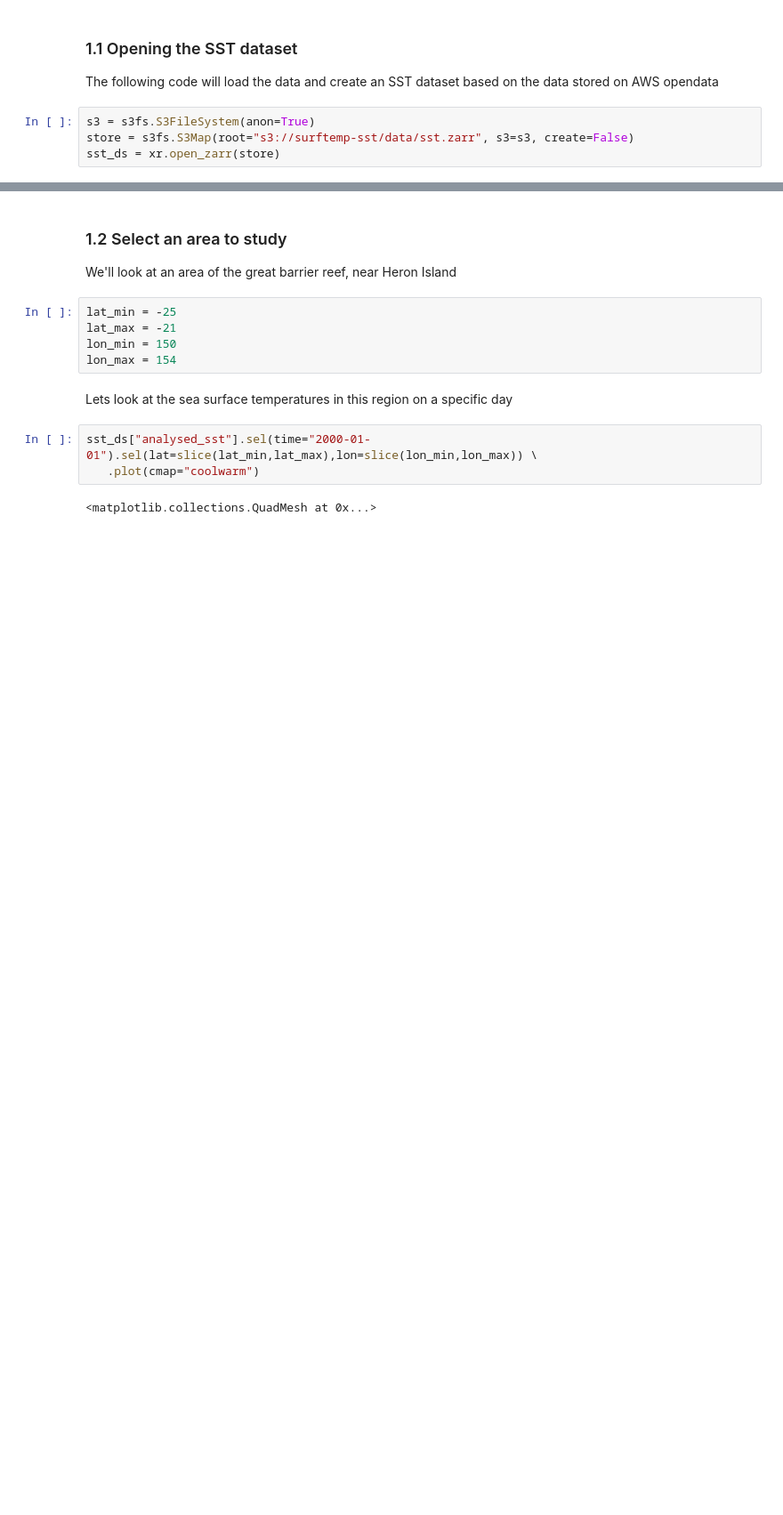
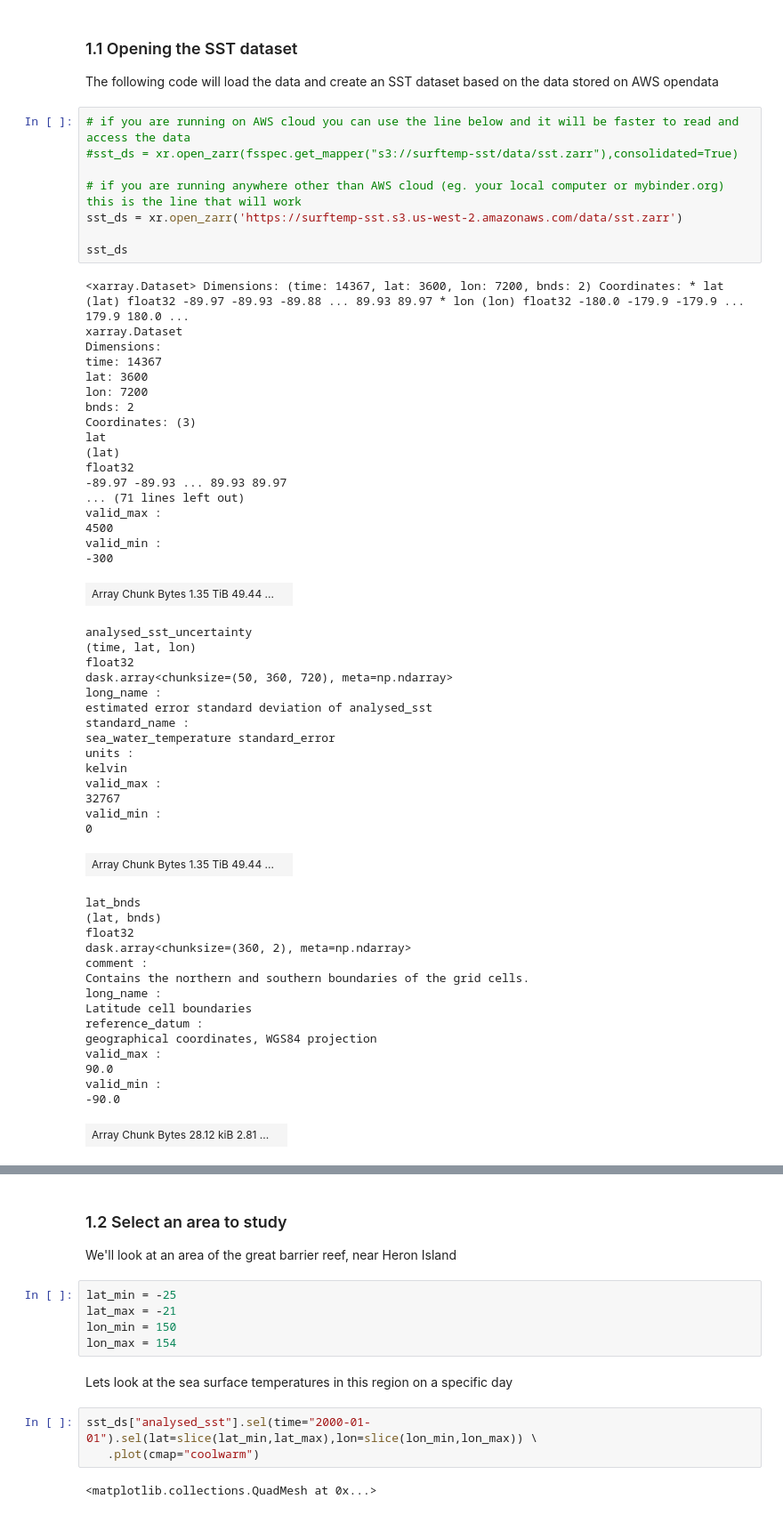
Before and after one commit to surftemp/sst-data-tutorials, a Jupyter notebook: tutorial2.ipynb, the cells around one changed output, grey strips where cells are left out. Shown: that part at 89% size. Drawn from its saved outputs; the diff is of its cells as text; blank space fills up the shorter version.

```diff
--- a/tutorial2.ipynb
+++ b/tutorial2.ipynb
@@ -41,6 +43,59 @@ import numpy as np
 
 The following code will load the data and create an SST dataset based on the data stored on AWS opendata
 # %%
-s3 = s3fs.S3FileSystem(anon=True)
-store = s3fs.S3Map(root="s3://surftemp-sst/data/sst.zarr", s3=s3, create=False)
-sst_ds = xr.open_zarr(store)
+# if you are running on AWS cloud you can use the line below and it will be faster to read and access the data
+#sst_ds = xr.open_zarr(fsspec.get_mapper("s3://surftemp-sst/data/sst.zarr"),consolidated=True)
+
+# if you are running anywhere other than AWS cloud (eg. your local computer or mybinder.org) this is the line that will work
+sst_ds = xr.open_zarr('https://surftemp-sst.s3.us-west-2.amazonaws.com/data/sst.zarr')
+
+sst_ds
+# %% [output]
+<xarray.Dataset> Dimensions: (time: 14367, lat: 3600, lon: 7200, bnds: 2) Coordinates: * lat (lat) float32 -89.97 -89.93 -89.88 ... 89.93 89.97 * lon (lon) float32 -180.0 -179.9 -179.9 ... 179.9 180.0 ...
+xarray.Dataset
+Dimensions:
+time: 14367
+lat: 3600
+lon: 7200
+bnds: 2
+Coordinates: (3)
+lat
+(lat)
+float32
+-89.97 -89.93 ... 89.93 89.97
+... (71 lines left out)
+valid_max :
+4500
+valid_min :
+-300
+| Array Chunk Bytes 1.35 TiB 49.44 ... |  |
+analysed_sst_uncertainty
+(time, lat, lon)
+float32
+dask.array<chunksize=(50, 360, 720), meta=np.ndarray>
+long_name :
+estimated error standard deviation of analysed_sst
+standard_name :
+sea_water_temperature standard_error
+units :
+kelvin
+valid_max :
+32767
+valid_min :
+0
+| Array Chunk Bytes 1.35 TiB 49.44 ... |  |
+lat_bnds
+(lat, bnds)
+float32
+dask.array<chunksize=(360, 2), meta=np.ndarray>
+comment :
+Contains the northern and southern boundaries of the grid cells.
+long_name :
+Latitude cell boundaries
+reference_datum :
+geographical coordinates, WGS84 projection
+valid_max :
+90.0
+valid_min :
+-90.0
+| Array Chunk Bytes 28.12 kiB 2.81 ... |  |
```
Also changed, not shown: parts of 8 cells of this notebook, 5 other files.
